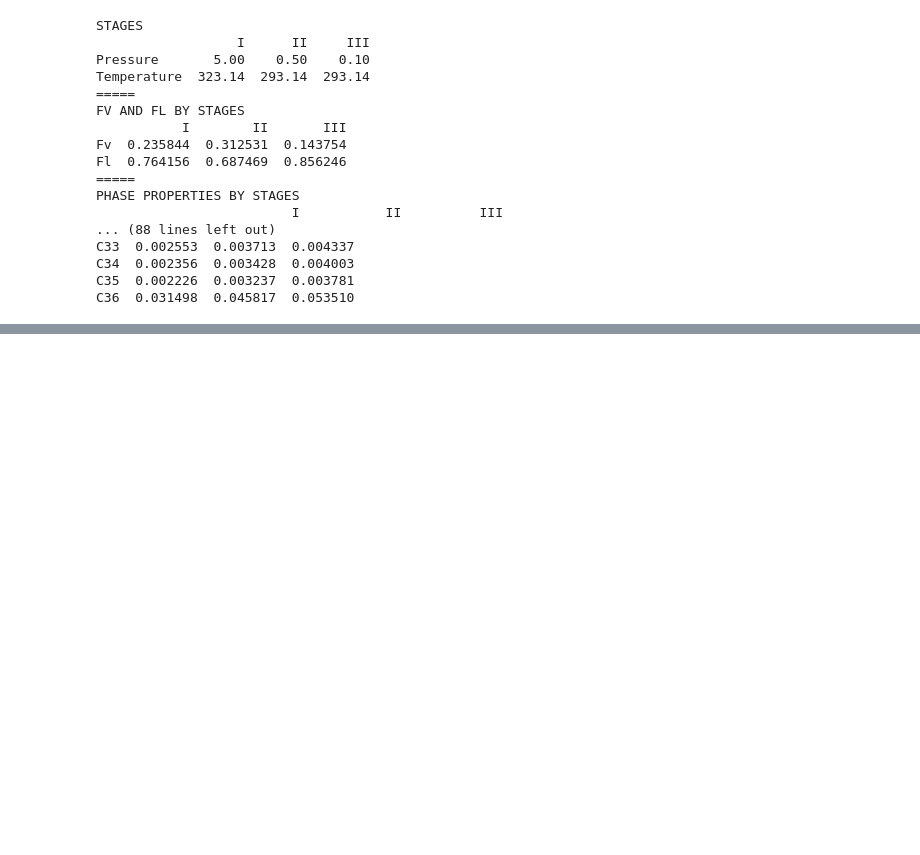
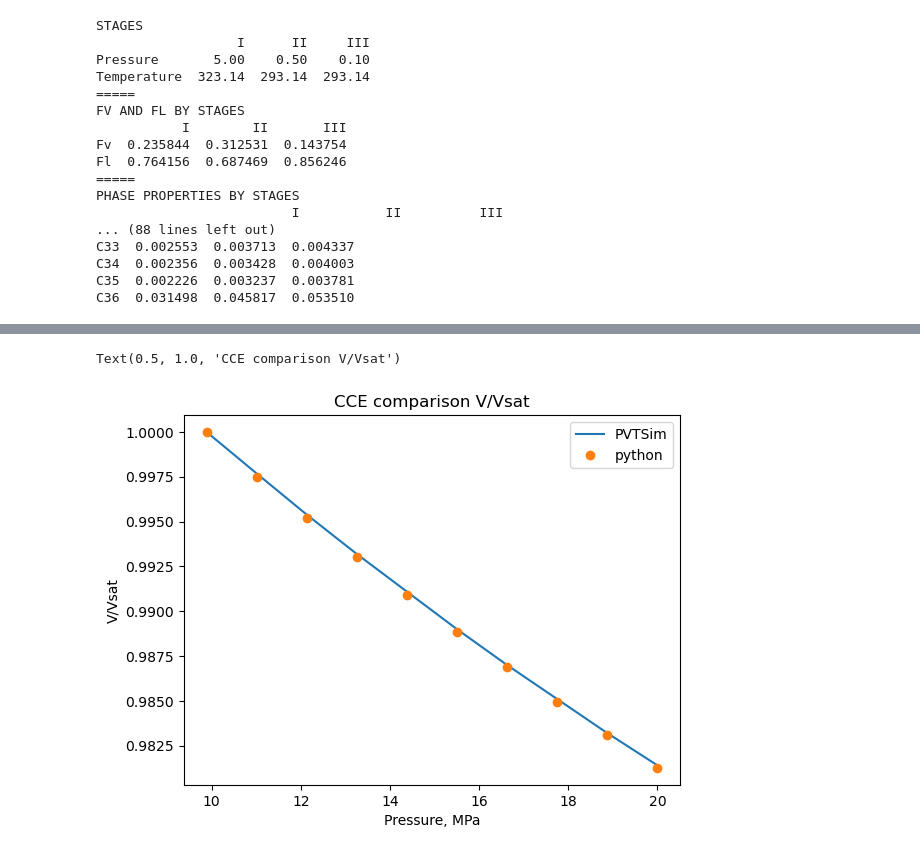
Before and after one commit to SidorenkoDD/BlackBoxFluid, a Jupyter notebook: code/tests2.ipynb, the cells around one changed output, grey strips where cells are left out. Saved outputs shown, nothing was run; the diff lists cells and outputs as text; code cells hidden in the pictures; blank space fills up the shorter version.

Commit message:
CCE сходится с PVTSim, есть вопрос по поводу того, какую плотность берем в случае, если однофазная область справа по ФД

```diff
--- a/code/tests2.ipynb
+++ b/code/tests2.ipynb
@@ -432,0 +453,35 @@ model1.experiments.CCE.calculate(20, 50)
+# %%
+pvtsim_pressure = [20.000,
+18.875,
+17.750,
+16.625,
+15.500,
+14.375,
+13.250,
+12.125,
+11.000,
+9.885,
+9.875]
+
+pvtsim_d_vol = [0.9814,
+0.9832,
+0.9851,
+0.9870,
+0.9890,
+0.9911,
+0.9932,
+0.9954,
+0.9977,
+1.0000,
+1.0005]
+
+pvtsim_dens = [0.7014,
+0.7001,
+0.6988,
+0.6974,
+0.6960,
+0.6946,
+0.6931,
+0.6916,
+0.6900,
+0.6884]
@@ -432,0 +501,12 @@ model1.experiments.CCE.calculate(20, 50)
+# %%
+import matplotlib.pyplot as plt
+
+plt.plot(pvtsim_pressure[:-1], pvtsim_d_vol[:-1],  label = 'PVTSim')
+plt.plot(pressure_cce, d_volume,  marker = 'o', label = 'python', linestyle = '')
+plt.legend()
+plt.xlabel('Pressure, MPa')
+plt.ylabel('V/Vsat')
+plt.title('CCE comparison V/Vsat')
+# %% [output]
+Text(0.5, 1.0, 'CCE comparison V/Vsat')
+[figure, added]
```
Also changed, not shown: parts of 8 cells of this notebook, 5 other files.
